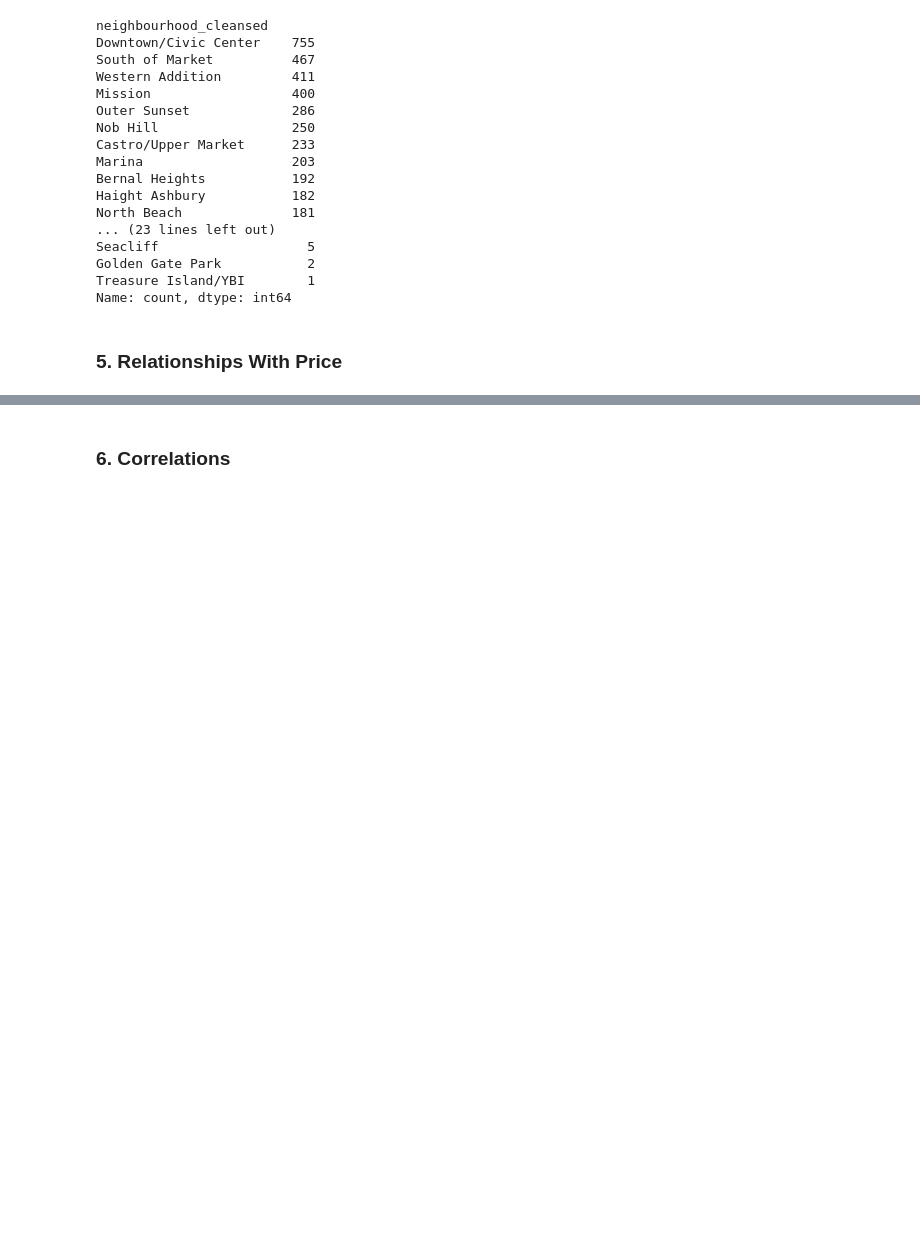
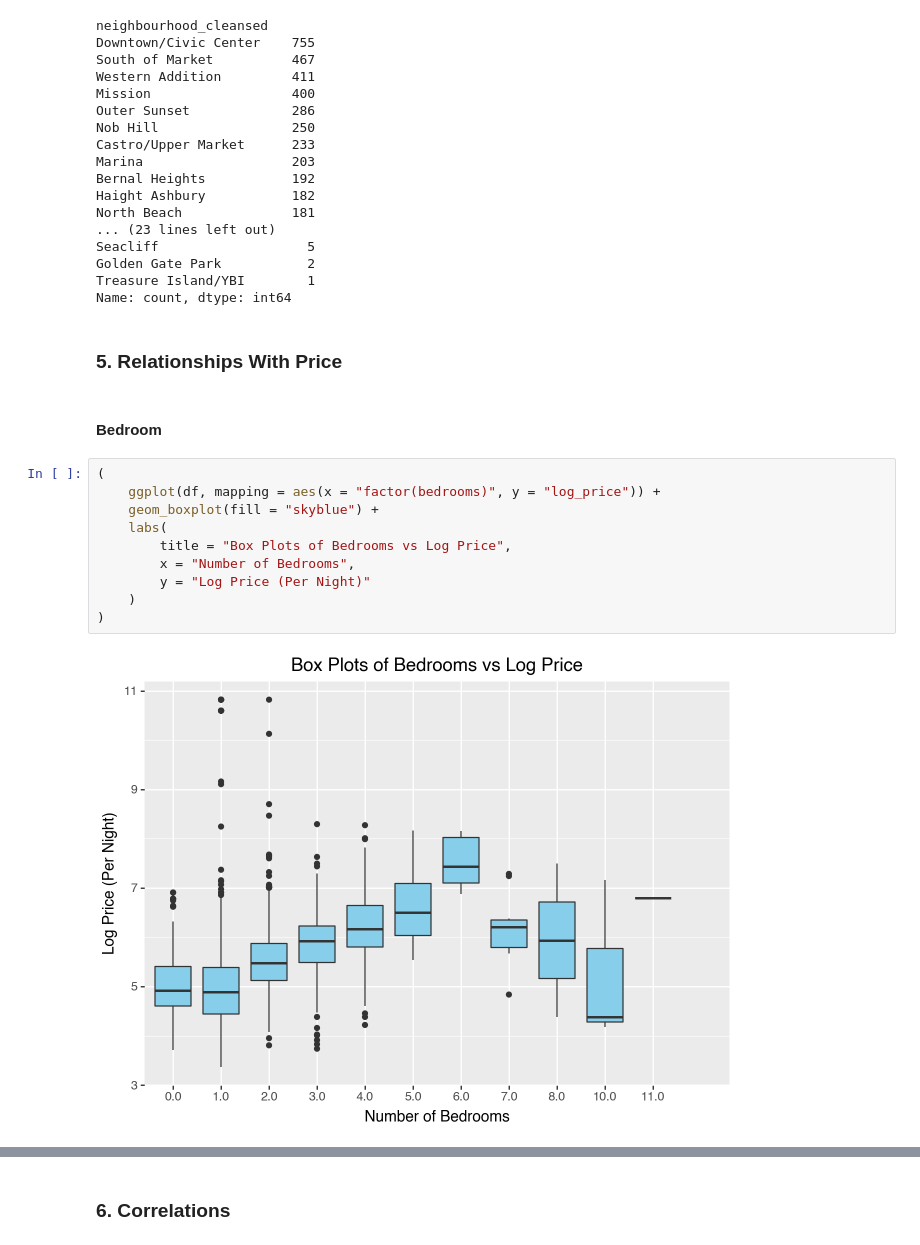
Before and after one commit to matteosaisi/airbnb-pricing-optimization, a Jupyter notebook: notebooks/01_data_exploration.ipynb, the cells around one changed output, grey strips where cells are left out. Drawn from its saved outputs; the diff is of its cells as text; blank space fills up the shorter version.

```diff
--- a/notebooks/01_data_exploration.ipynb
+++ b/notebooks/01_data_exploration.ipynb
@@ -366,3 +406,17 @@ Treasure Island/YBI        1
 Name: count, dtype: int64
 # %% [markdown]
 ### 5. Relationships With Price
+# %% [markdown]
+#### Bedroom
+# %%
+(
+    ggplot(df, mapping = aes(x = "factor(bedrooms)", y = "log_price")) +
+    geom_boxplot(fill = "skyblue") +
+    labs(
+        title = "Box Plots of Bedrooms vs Log Price",
+        x = "Number of Bedrooms",
+        y = "Log Price (Per Night)"
+    )
+)
+# %% [output]
+[figure, added]
```
Also changed, not shown: parts of 25 cells of this notebook.
